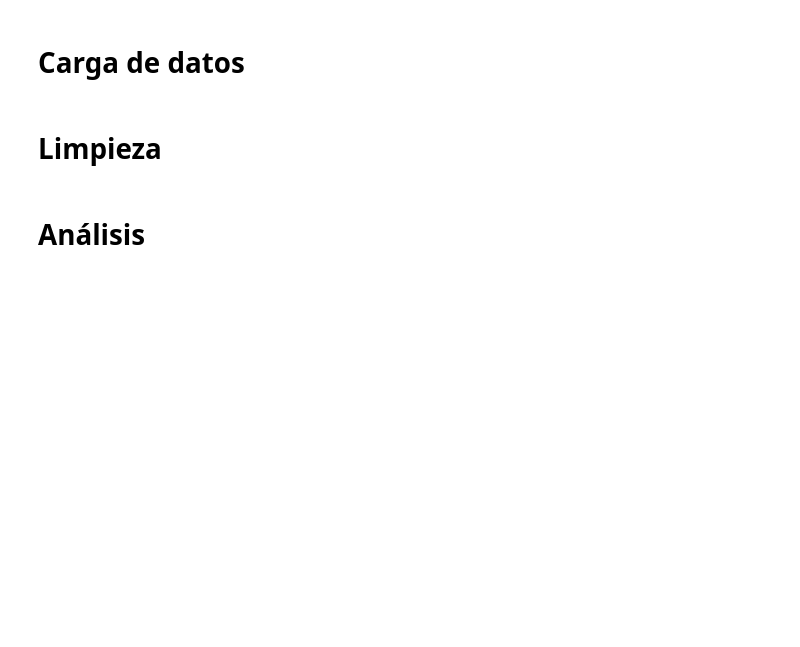
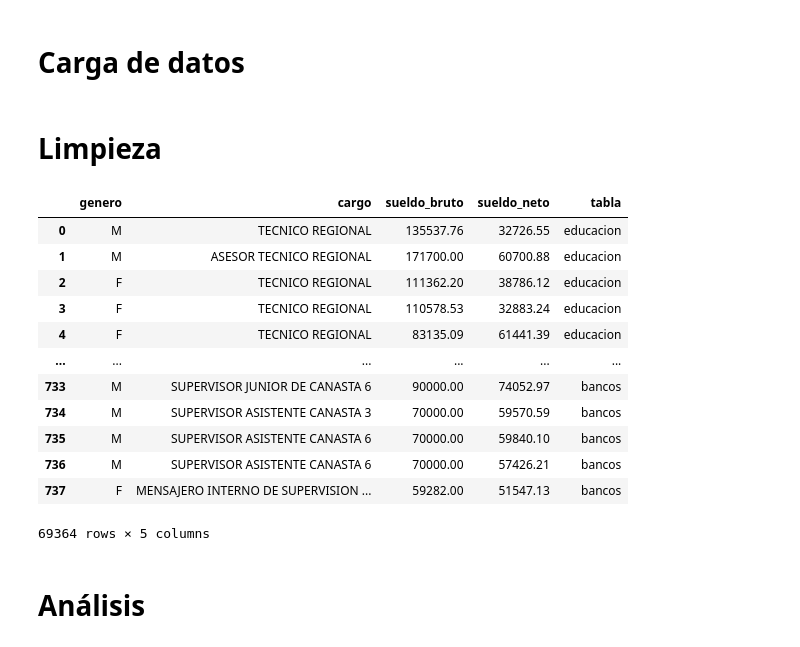
Before and after one commit to JhostinCastillo/Primer-Proyecto-SIC, a Jupyter notebook: proyecto.ipynb, the cells around one changed output. Drawn from its saved outputs; the diff is of its cells as text; code cells hidden in the pictures; blank space fills up the shorter version.

```diff
--- a/proyecto.ipynb
+++ b/proyecto.ipynb
@@ -46,7 +46,22 @@ df = df.dropna()
 # %%
 # Filtramos la data basandonos en el sueldo minimo de RD y en un limite maximo de 100mil pesos
 df = df[df['sueldo_neto'] > 19352.50]
 df = df[df['sueldo_neto'] < 100000]
+df
+# %% [output]
+|  | genero | cargo | sueldo_bruto | sueldo_neto | tabla |
+| 0 | M | TECNICO REGIONAL | 135537.76 | 32726.55 | educacion |
+| 1 | M | ASESOR TECNICO REGIONAL | 171700.00 | 60700.88 | educacion |
+| 2 | F | TECNICO REGIONAL | 111362.20 | 38786.12 | educacion |
+| 3 | F | TECNICO REGIONAL | 110578.53 | 32883.24 | educacion |
+| 4 | F | TECNICO REGIONAL | 83135.09 | 61441.39 | educacion |
+| ... | ... | ... | ... | ... | ... |
+| 733 | M | SUPERVISOR JUNIOR DE CANASTA 6 | 90000.00 | 74052.97 | bancos |
+| 734 | M | SUPERVISOR ASISTENTE CANASTA 3 | 70000.00 | 59570.59 | bancos |
+| 735 | M | SUPERVISOR ASISTENTE CANASTA 6 | 70000.00 | 59840.10 | bancos |
+| 736 | M | SUPERVISOR ASISTENTE CANASTA 6 | 70000.00 | 57426.21 | bancos |
+| 737 | F | MENSAJERO INTERNO DE SUPERVISION ... | 59282.00 | 51547.13 | bancos |
+69364 rows × 5 columns
 # %% [markdown]
 # **Análisis**
 # %%
```
Also changed, not shown: parts of 1 cell of this notebook.
